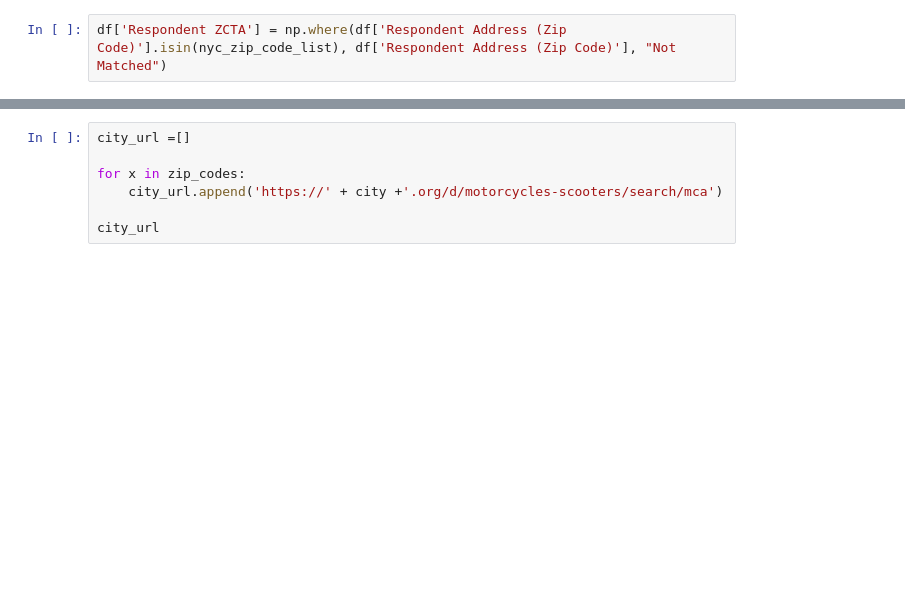
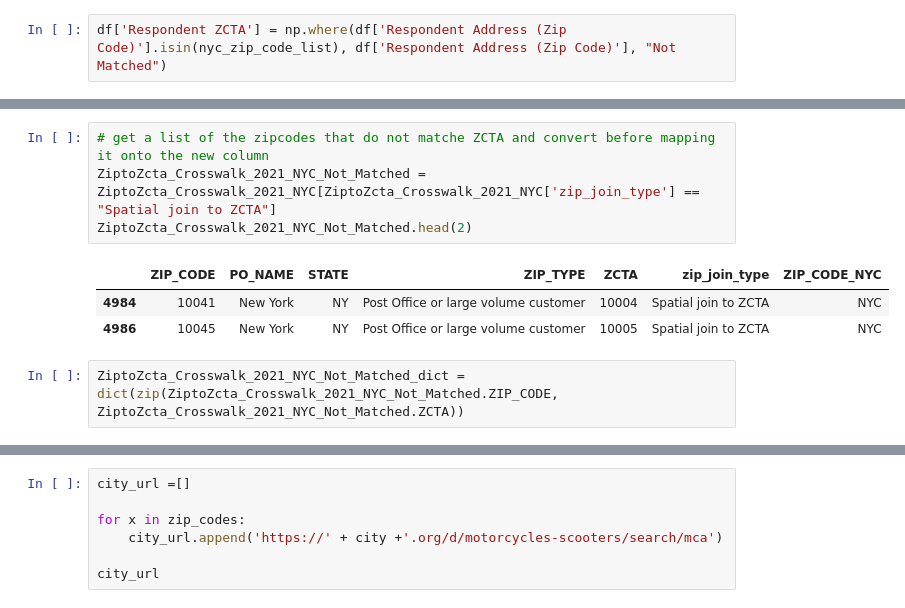
Before and after one commit to allisongao4015/oath_cases, a Jupyter notebook: 2ndNotebook.ipynb, the cells around one changed output, grey strips where cells are left out. Drawn from its saved outputs; the diff is of its cells as text; blank space fills up the shorter version.

```diff
--- a/2ndNotebook.ipynb
+++ b/2ndNotebook.ipynb
@@ -718,0 +686,10 @@ Name: Respondent ZCTA, Length: 188, dtype: int64
+# %%
+# get a list of the zipcodes that do not matche ZCTA and convert before mapping it onto the new column
+ZiptoZcta_Crosswalk_2021_NYC_Not_Matched = ZiptoZcta_Crosswalk_2021_NYC[ZiptoZcta_Crosswalk_2021_NYC['zip_join_type'] == "Spatial join to ZCTA"]
+ZiptoZcta_Crosswalk_2021_NYC_Not_Matched.head(2)
+# %% [output]
+|  | ZIP_CODE | PO_NAME | STATE | ZIP_TYPE | ZCTA | zip_join_type | ZIP_CODE_NYC |
+| 4984 | 10041 | New York | NY | Post Office or large volume customer | 10004 | Spatial join to ZCTA | NYC |
+| 4986 | 10045 | New York | NY | Post Office or large volume customer | 10005 | Spatial join to ZCTA | NYC |
+# %%
+ZiptoZcta_Crosswalk_2021_NYC_Not_Matched_dict = dict(zip(ZiptoZcta_Crosswalk_2021_NYC_Not_Matched.ZIP_CODE, ZiptoZcta_Crosswalk_2021_NYC_Not_Matched.ZCTA))
```
Also changed, not shown: parts of 19 cells of this notebook.
